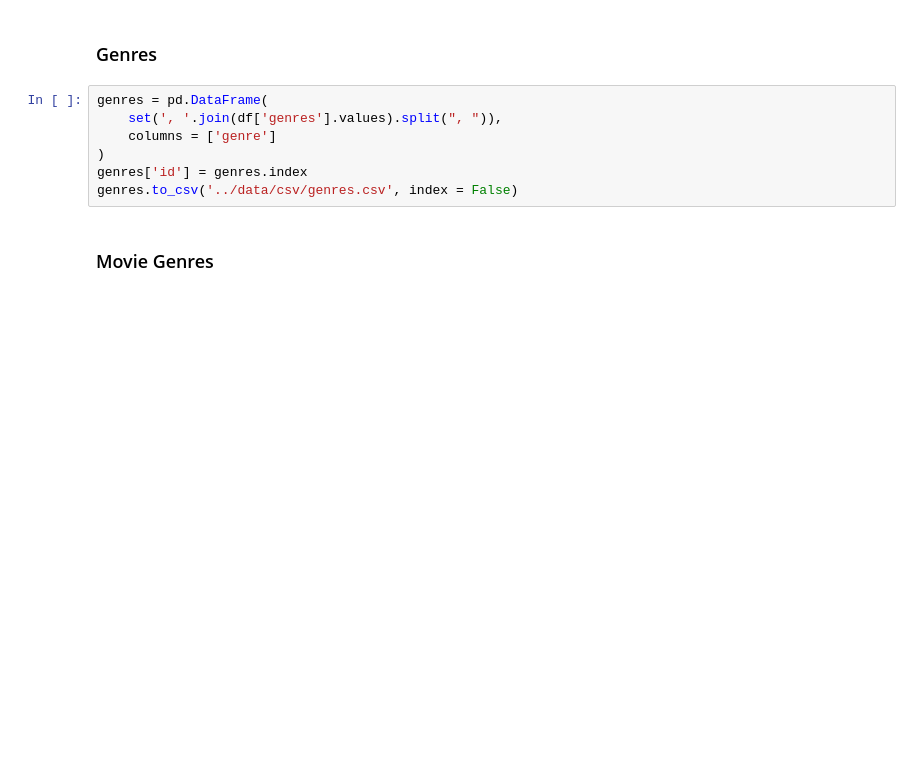
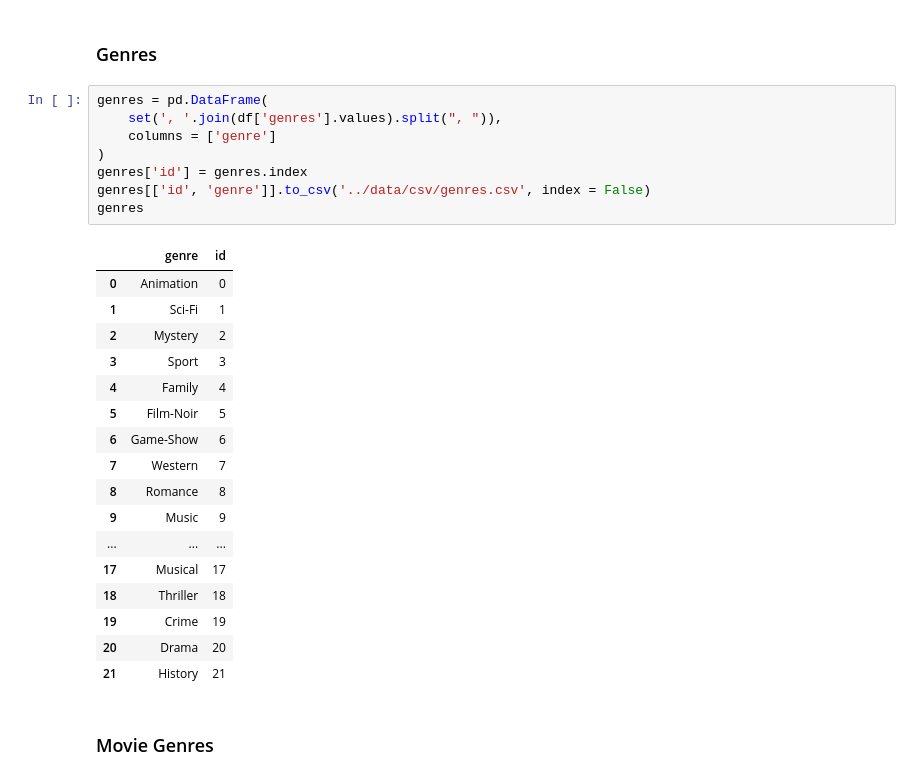
Before and after one commit to keivanipchihagh/OpenGoggles, a Jupyter notebook: scrapers/movies-scraper.ipynb, the cells around one changed output. Drawn from its saved outputs; the diff is of its cells as text; blank space fills up the shorter version.

```diff
--- a/scrapers/movies-scraper.ipynb
+++ b/scrapers/movies-scraper.ipynb
@@ -163,10 +249,29 @@ directors.to_csv('../data/csv/directors.csv', index = False)
 # %%
 genres = pd.DataFrame(
     set(', '.join(df['genres'].values).split(", ")),
     columns = ['genre']
 )
 genres['id'] = genres.index
-genres.to_csv('../data/csv/genres.csv', index = False)
+genres[['id', 'genre']].to_csv('../data/csv/genres.csv', index = False)
+genres
+# %% [output]
+|  | genre | id |
+| 0 | Animation | 0 |
+| 1 | Sci-Fi | 1 |
+| 2 | Mystery | 2 |
+| 3 | Sport | 3 |
+| 4 | Family | 4 |
+| 5 | Film-Noir | 5 |
+| 6 | Game-Show | 6 |
+| 7 | Western | 7 |
+| 8 | Romance | 8 |
+| 9 | Music | 9 |
+| ... | ... | ... |
+| 17 | Musical | 17 |
+| 18 | Thriller | 18 |
+| 19 | Crime | 19 |
+| 20 | Drama | 20 |
+| 21 | History | 21 |
 # %% [markdown]
 ### Movie Genres
 # %%
```
Also changed, not shown: parts of 21 cells of this notebook, 23 other files.
